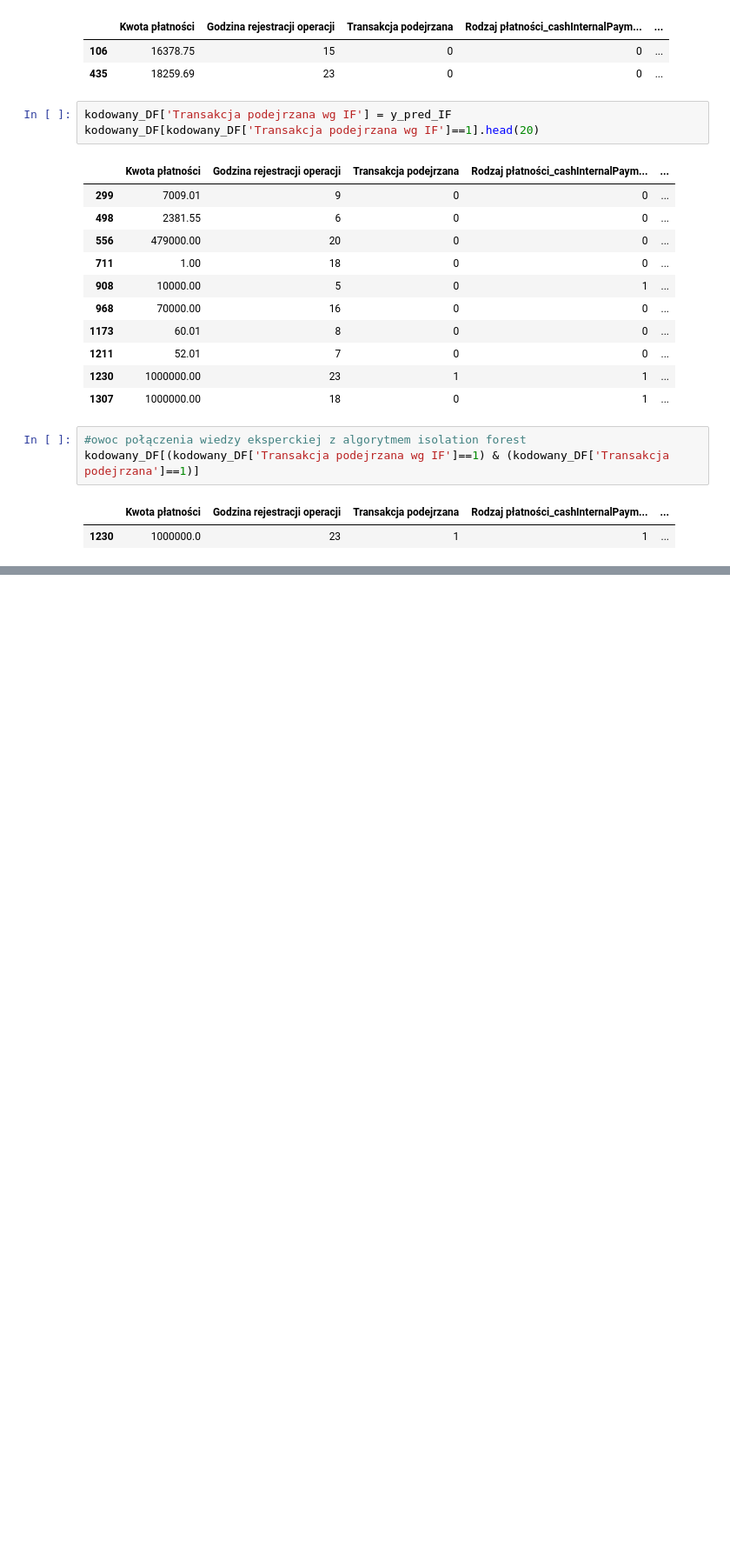
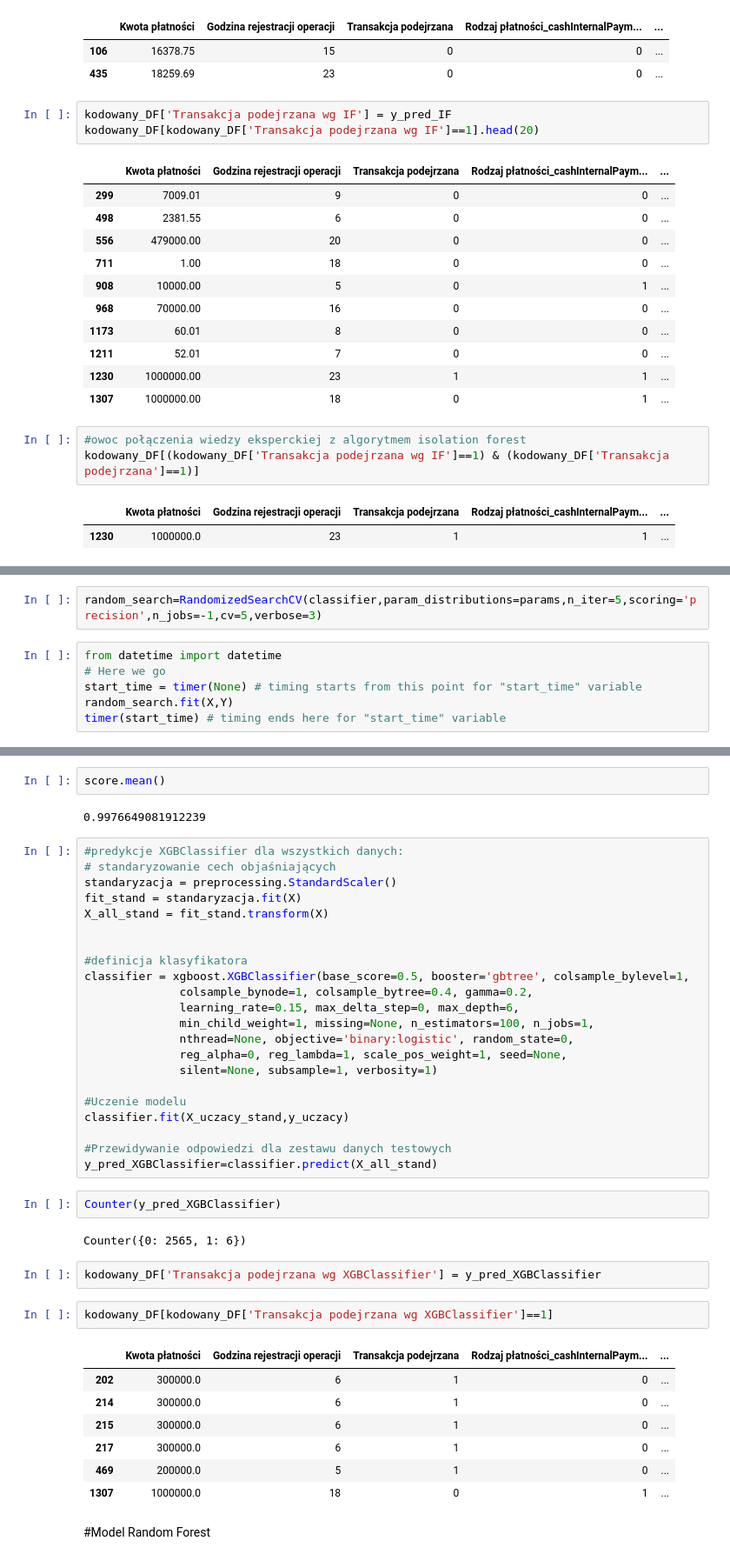
Before and after one commit to glinkapiotr/Asseco_Innovation, a Jupyter notebook: CodePlay_2020_SDS_data_API.ipynb, the cells around one changed output, grey strips where cells are left out. Shown at 87% size. Cells and saved outputs as stored; diff of their text form; blank space fills up the shorter version.

```diff
--- a/CodePlay_2020_SDS_data_API.ipynb
+++ b/CodePlay_2020_SDS_data_API.ipynb
@@ -1286,0 +1382,8 @@ kodowany_DF[(kodowany_DF['Transakcja podejrzana wg IF']==1) & (kodowany_DF['Tran
+# %%
+random_search=RandomizedSearchCV(classifier,param_distributions=params,n_iter=5,scoring='precision',n_jobs=-1,cv=5,verbose=3)
+# %%
+from datetime import datetime
+# Here we go
+start_time = timer(None) # timing starts from this point for "start_time" variable
+random_search.fit(X,Y)
+timer(start_time) # timing ends here for "start_time" variable
@@ -1286,0 +1428,44 @@ kodowany_DF[(kodowany_DF['Transakcja podejrzana wg IF']==1) & (kodowany_DF['Tran
+# %%
+score.mean()
+# %% [output]
+0.9976649081912239
+# %%
+#predykcje XGBClassifier dla wszystkich danych:
+# standaryzowanie cech objaśniających
+standaryzacja = preprocessing.StandardScaler()
+fit_stand = standaryzacja.fit(X)
+X_all_stand = fit_stand.transform(X)
+
+
+#definicja klasyfikatora
+classifier = xgboost.XGBClassifier(base_score=0.5, booster='gbtree', colsample_bylevel=1,
+              colsample_bynode=1, colsample_bytree=0.4, gamma=0.2,
+              learning_rate=0.15, max_delta_step=0, max_depth=6,
+              min_child_weight=1, missing=None, n_estimators=100, n_jobs=1,
+              nthread=None, objective='binary:logistic', random_state=0,
+              reg_alpha=0, reg_lambda=1, scale_pos_weight=1, seed=None,
+              silent=None, subsample=1, verbosity=1)
+
+#Uczenie modelu
+classifier.fit(X_uczacy_stand,y_uczacy)
+
+#Przewidywanie odpowiedzi dla zestawu danych testowych
+y_pred_XGBClassifier=classifier.predict(X_all_stand)
+# %%
+Counter(y_pred_XGBClassifier)
+# %% [output]
+Counter({0: 2565, 1: 6})
+# %%
+kodowany_DF['Transakcja podejrzana wg XGBClassifier'] = y_pred_XGBClassifier
+# %%
+kodowany_DF[kodowany_DF['Transakcja podejrzana wg XGBClassifier']==1]
+# %% [output]
+|  | Kwota płatności | Godzina rejestracji operacji | Transakcja podejrzana | Rodzaj płatności_cashInternalPaym... | ... |
+| 202 | 300000.0 | 6 | 1 | 0 | ... |
+| 214 | 300000.0 | 6 | 1 | 0 | ... |
+| 215 | 300000.0 | 6 | 1 | 0 | ... |
+| 217 | 300000.0 | 6 | 1 | 0 | ... |
+| 469 | 200000.0 | 5 | 1 | 0 | ... |
+| 1307 | 1000000.0 | 18 | 0 | 1 | ... |
+# %% [markdown]
+#Model Random Forest
```
Also changed, not shown: parts of 22 cells of this notebook.
